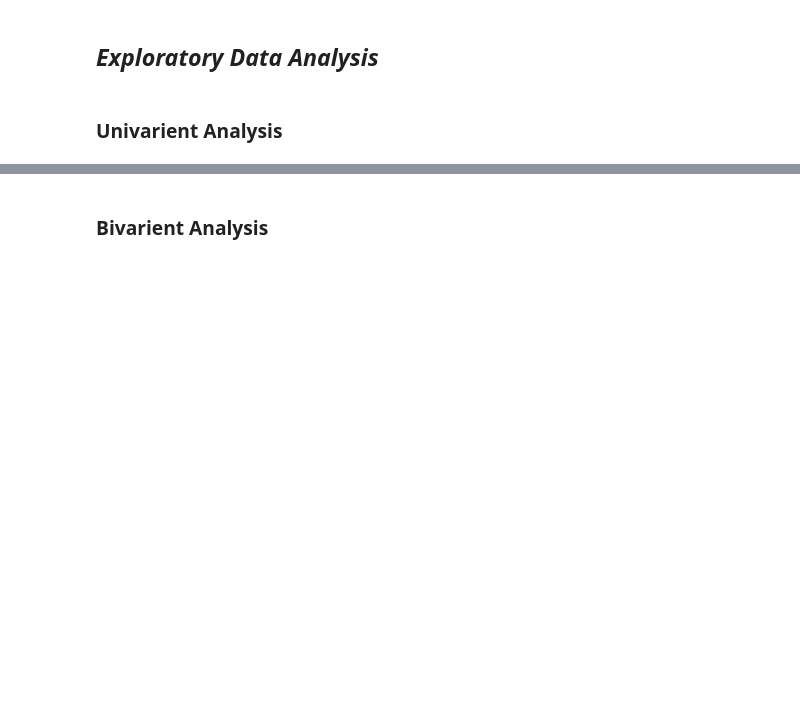
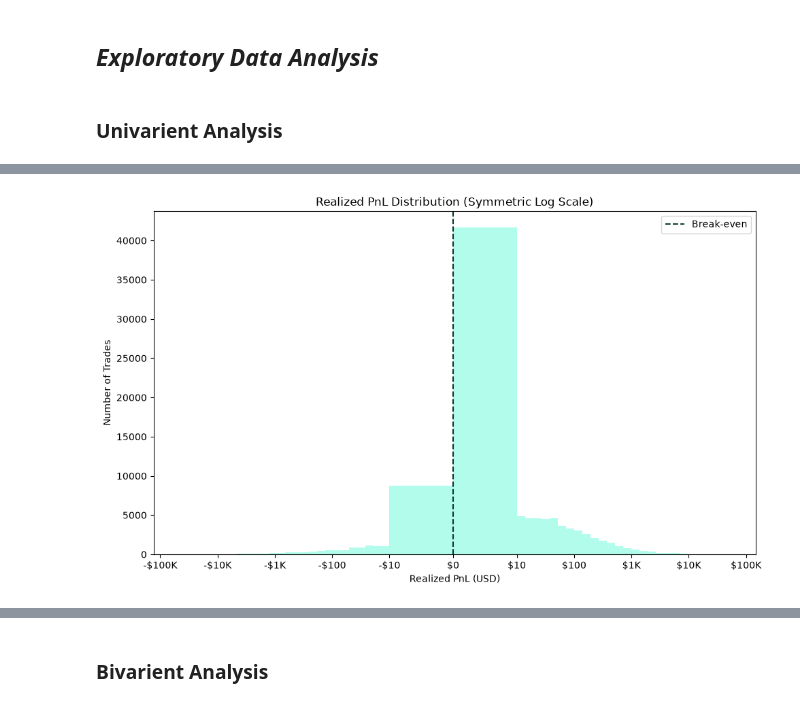
Before and after one commit to naanibabu/Trader_Behaviour_Analysis, a Jupyter notebook: project.ipynb, the cells around one changed output, grey strips where cells are left out. Cells and saved outputs as stored; diff of their text form; code cells hidden in the pictures; blank space fills up the shorter version.

```diff
--- a/project.ipynb
+++ b/project.ipynb
@@ -743,0 +803,83 @@ Plot 'outputs\trading_style.png' already exists - skipping save
+# %%
+realized_pnl = df.loc[df['Closed PnL'] != 0, 'Closed PnL']
+
+# Create symmetric logarithmic bins
+linthresh = 10
+
+negative_bins = -np.logspace(
+    np.log10(linthresh),
+    np.log10(abs(realized_pnl.min())),
+    30
+)[::-1]
+
+positive_bins = np.logspace(
+    np.log10(linthresh),
+    np.log10(realized_pnl.max()),
+    30
+)
+
+# Add bins around zero
+pnl_bins = np.concatenate([
+    negative_bins,
+    [-linthresh, 0, linthresh],
+    positive_bins
+])
+
+# Remove duplicate / unsorted bin edges
+pnl_bins = np.unique(np.sort(pnl_bins))
+
+
+fig, ax = plt.subplots(figsize=(10, 6))
+
+sns.histplot(
+    realized_pnl,
+    bins=pnl_bins,
+    ax=ax,
+    color='#97FCE4',
+    edgecolor='white'
+)
+
+ax.set_xscale('symlog', linthresh=linthresh)
+
+ticks = [
+    -100_000, -10_000, -1_000, -100, -10,
+    0,
+    10, 100, 1_000, 10_000, 100_000
+]
+
+ax.set_xticks(ticks)
+
+
+def format_pnl(x, pos):
+    if x == 0:
+        return '$0'
+
+    sign = '-' if x < 0 else ''
+    x = abs(x)
+
+    if x >= 1_000_000:
+        return f'{sign}${x/1_000_000:.0f}M'
+    elif x >= 1_000:
+        return f'{sign}${x/1_000:.0f}K'
+    else:
+        return f'{sign}${x:.0f}'
+
+
+ax.xaxis.set_major_formatter(FuncFormatter(format_pnl))
+
+ax.axvline(
+    0,
+    color='#0F3933',
+    linestyle='--',
+    label='Break-even'
+)
+
+ax.set_title('Realized PnL Distribution (Symmetric Log Scale)')
+ax.set_xlabel('Realized PnL (USD)')
+ax.set_ylabel('Number of Trades')
+ax.legend()
+
+plt.tight_layout()
+plt.show()
+# %% [output]
+[figure, added]
```
Also changed, not shown: parts of 133 cells of this notebook, 43 other files.
